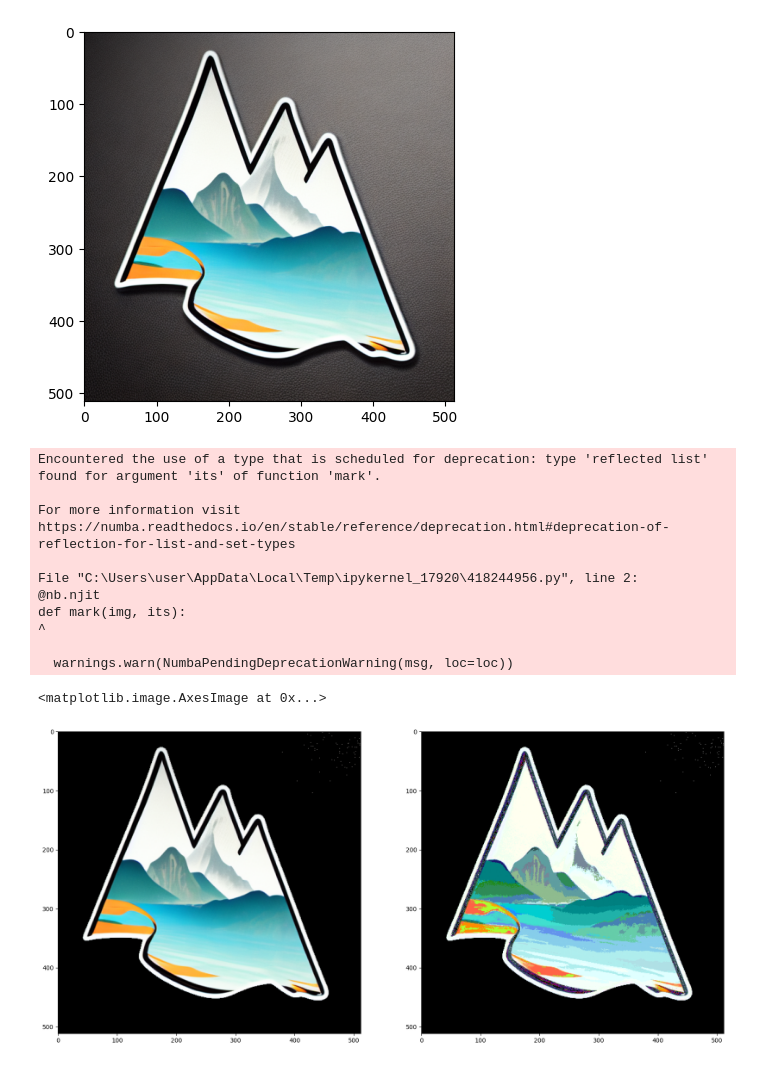
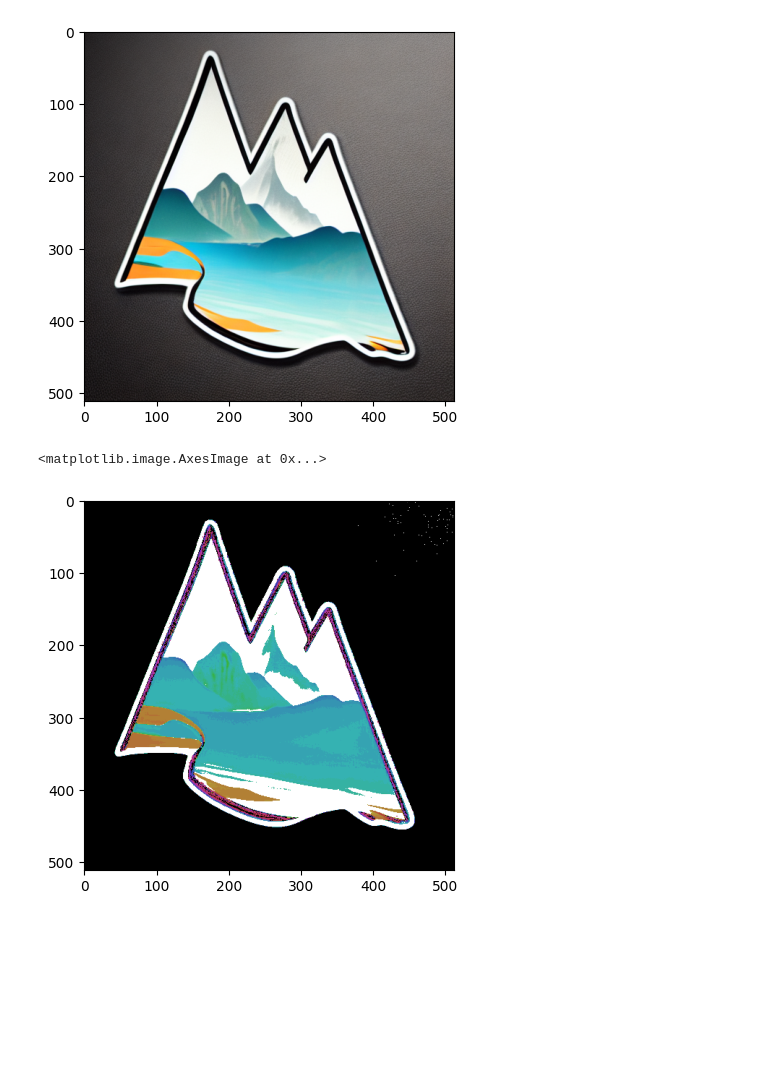
Before and after one commit to olegg366/Artist, a Jupyter notebook: convert.ipynb, the cells around one changed output. Saved outputs shown, nothing was run; the diff lists cells and outputs as text; code cells hidden in the pictures; blank space fills up the shorter version.

```diff
--- a/convert.ipynb
+++ b/convert.ipynb
@@ -60,2 +37,0 @@ newmsk = newmsk.astype('bool')
-# %%
-img[~newmsk] = 0
@@ -79,37 +41,10 @@ for clr in CSS4_COLORS.keys():
 # %%
 @nb.njit
-def mark(img, its):
-    nimg = np.zeros((512, 512, 3))
+def mark(img, itsa):
+    nimg = np.zeros_like(img)
     for i in nb.prange(img.shape[0]):
-        for j in nb.prange(img.shape[1]):
-            px = img[i, j]
-            if (px == np.array([0, 0, 0], dtype='float64')).sum() != 3:
-                mv = 1e9
-                for clr in its:
-                    if np.abs(clr[1] - px).sum() < mv:
-                        mv = np.abs(clr[1] - px).sum()
-                        mn = clr[1]
-                nimg[i, j] = mn
+        # for j in nb.prange(img.shape[1]):
+        px = img[i]
+        if (px == np.array([0, 0, 0], dtype='float64')).sum() != 3:
+            nimg[i] = itsa[np.argmin(np.abs(px - itsa).sum(axis=1))]
     return nimg
-# %%
-its = list(clrs.items())
-nimg = mark(img, its)
-nimg = hsv2rgb(nimg)
-# %% [output]
-Encountered the use of a type that is scheduled for deprecation: type 'reflected list' found for argument 'its' of function 'mark'.
-
-For more information visit https://numba.readthedocs.io/en/stable/reference/deprecation.html#deprecation-of-reflection-for-list-and-set-types
-
-File "C:\Users\user\AppData\Local\Temp\ipykernel_17920\418244956.py", line 2:
-@nb.njit
-def mark(img, its):
-^
-
-  warnings.warn(NumbaPendingDeprecationWarning(msg, loc=loc))
-# %%
-f, ax = plt.subplots(1, 2, figsize=(20, 20))
-ax[0].imshow(hsv2rgb(img))
-ax[1].imshow(nimg)
-# %% [output]
-<matplotlib.image.AxesImage at 0x...>
-[figure, removed]
@@ -115,0 +56,5 @@ ax[1].imshow(nimg)
+# %%
+plt.imshow(hsv2rgb(nimg))
+# %% [output]
+<matplotlib.image.AxesImage at 0x...>
+[figure, added]
```
Also changed, not shown: parts of 12 cells of this notebook.
